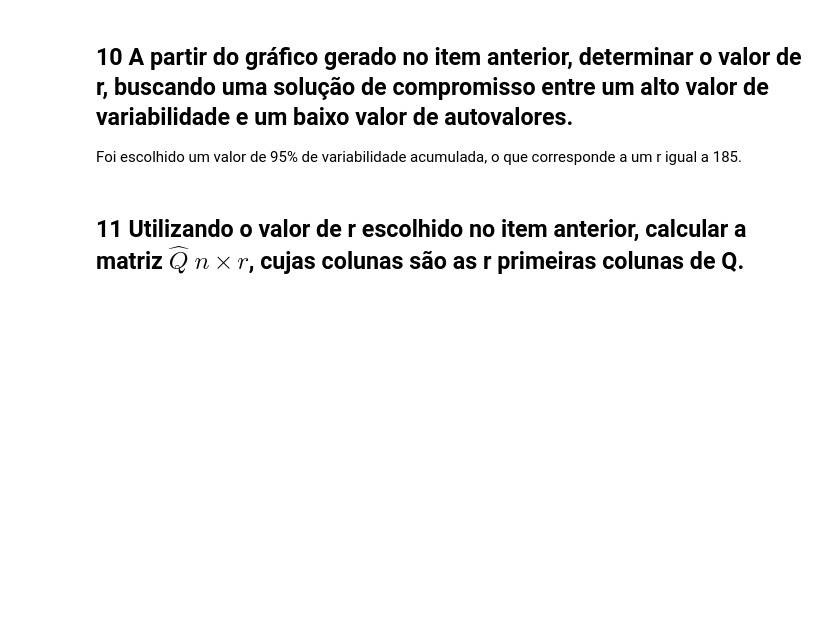
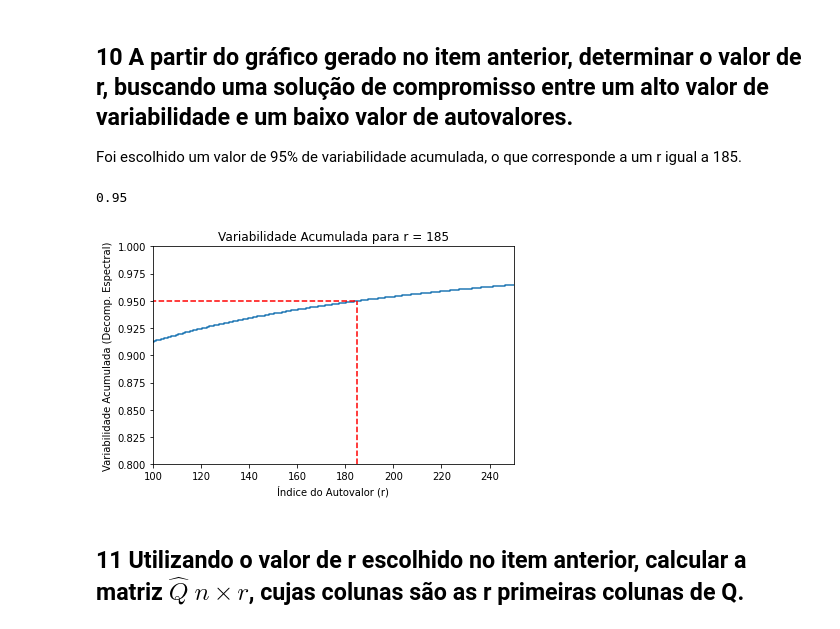
Before and after one commit to diascarolina/fundamentos-analise-dados, a Jupyter notebook: trabalho02_classificacao/t02_SVD_prediction.ipynb, the cells around one changed output. Cells and saved outputs as stored; diff of their text form; code cells hidden in the pictures; blank space fills up the shorter version.

```diff
--- a/trabalho02_classificacao/t02_SVD_prediction.ipynb
+++ b/trabalho02_classificacao/t02_SVD_prediction.ipynb
@@ -123,3 +123,7 @@ plt.show()
 Foi escolhido um valor de 95% de variabilidade acumulada, o que corresponde a um r igual a 185.
 # %%
 r = 185
+variabilidade_acumulada_r = round(variabilidade_acumulada[r], 2)
+variabilidade_acumulada_r
+# %% [output]
+0.95
@@ -128,15 +130,17 @@ round(cum_sum_exp[r], 2)
 # %%
-plt.step(range(0, len(cum_sum_exp)), cum_sum_exp, where='mid')
-plt.ylabel('Variabilidade Acumulada')
-plt.xlabel('Índice do Componente Principal (r)')
+plt.step(range(0, len(variabilidade_acumulada)), variabilidade_acumulada, where='mid')
+plt.ylabel('Variabilidade Acumulada (Decomp. Espectral)')
+plt.xlabel('Índice do Autovalor (r)')
 plt.title('Variabilidade Acumulada para r = 185')
-plt.axis([70, 500, 0.8, 1.0])
+plt.axis([100, 250, 0.8, 1.0])
 
-plt.vlines(x=r, ymin=0.8, ymax=cum_sum_exp[r], colors='r',linestyles='dashed')
-plt.hlines(y=cum_sum_exp[r], xmin=70, xmax=r, colors='k',linestyles='dashed')
+plt.vlines(x=r, ymin=0.8, ymax=variabilidade_acumulada[r], colors='r',linestyles='dashed')
+plt.hlines(y=variabilidade_acumulada[r], xmin=70, xmax=r, colors='r',linestyles='dashed')
 
 plt.tight_layout()
 plt.show()
+# %% [output]
+[figure, added]
 # %% [markdown]
 ## 11 Utilizando o valor de r escolhido no item anterior, calcular a matriz $\hat Q$ $n \times r$, cujas colunas são as r primeiras colunas de Q.
 # %%
```
Also changed, not shown: parts of 52 cells of this notebook.
